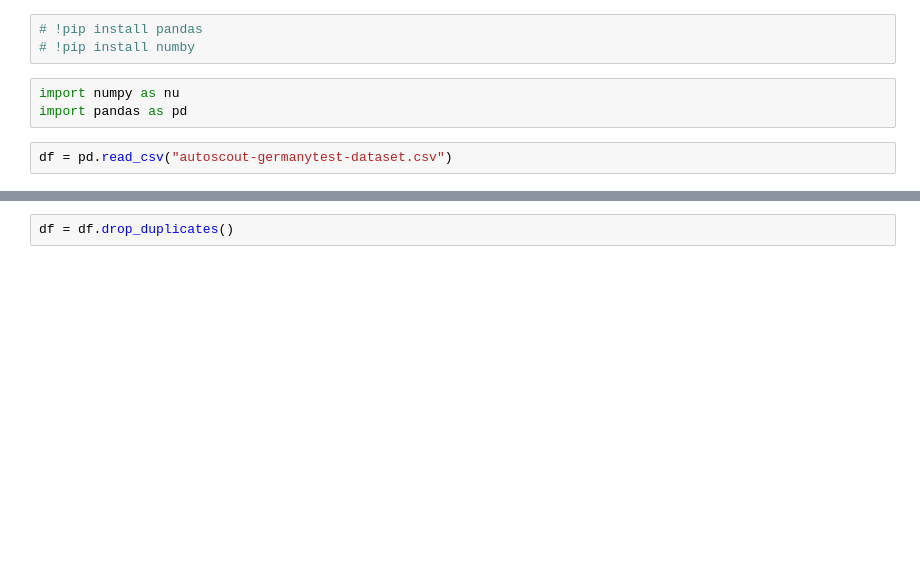
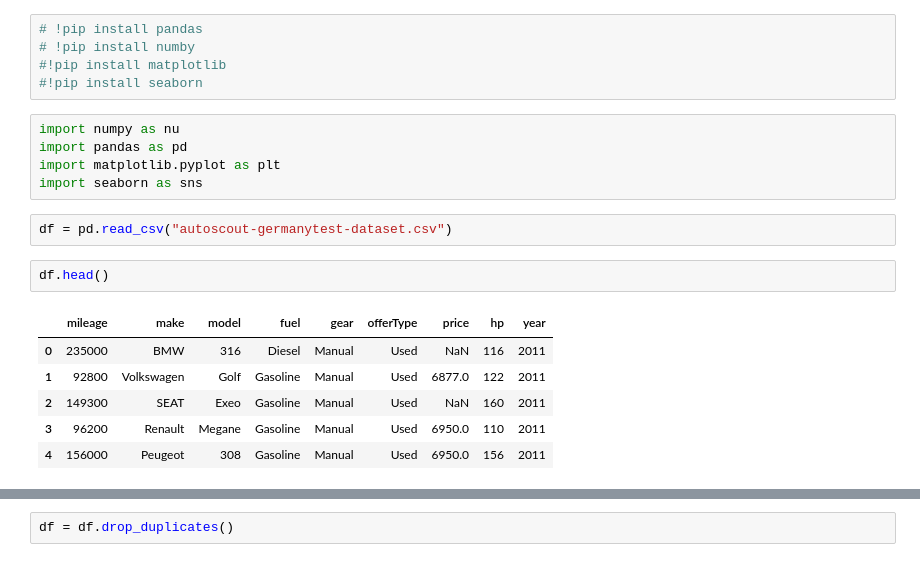
Before and after one commit to AbdallhOmran/Used-car-prices, a Jupyter notebook: index.ipynb, the cells around one changed output, grey strips where cells are left out. Saved outputs shown, nothing was run; the diff lists cells and outputs as text; blank space fills up the shorter version.

```diff
--- a/index.ipynb
+++ b/index.ipynb
@@ -1,8 +1,21 @@
 # %%
 # !pip install pandas
 # !pip install numby
+#!pip install matplotlib
+#!pip install seaborn
 # %%
 import numpy as nu
 import pandas as pd
+import matplotlib.pyplot as plt
+import seaborn as sns
 # %%
 df = pd.read_csv("autoscout-germanytest-dataset.csv")
+# %%
+df.head()
+# %% [output]
+|  | mileage | make | model | fuel | gear | offerType | price | hp | year |
+| 0 | 235000 | BMW | 316 | Diesel | Manual | Used | NaN | 116 | 2011 |
+| 1 | 92800 | Volkswagen | Golf | Gasoline | Manual | Used | 6877.0 | 122 | 2011 |
+| 2 | 149300 | SEAT | Exeo | Gasoline | Manual | Used | NaN | 160 | 2011 |
+| 3 | 96200 | Renault | Megane | Gasoline | Manual | Used | 6950.0 | 110 | 2011 |
+| 4 | 156000 | Peugeot | 308 | Gasoline | Manual | Used | 6950.0 | 156 | 2011 |
```
Also changed, not shown: parts of 16 cells of this notebook, 2 other files.
